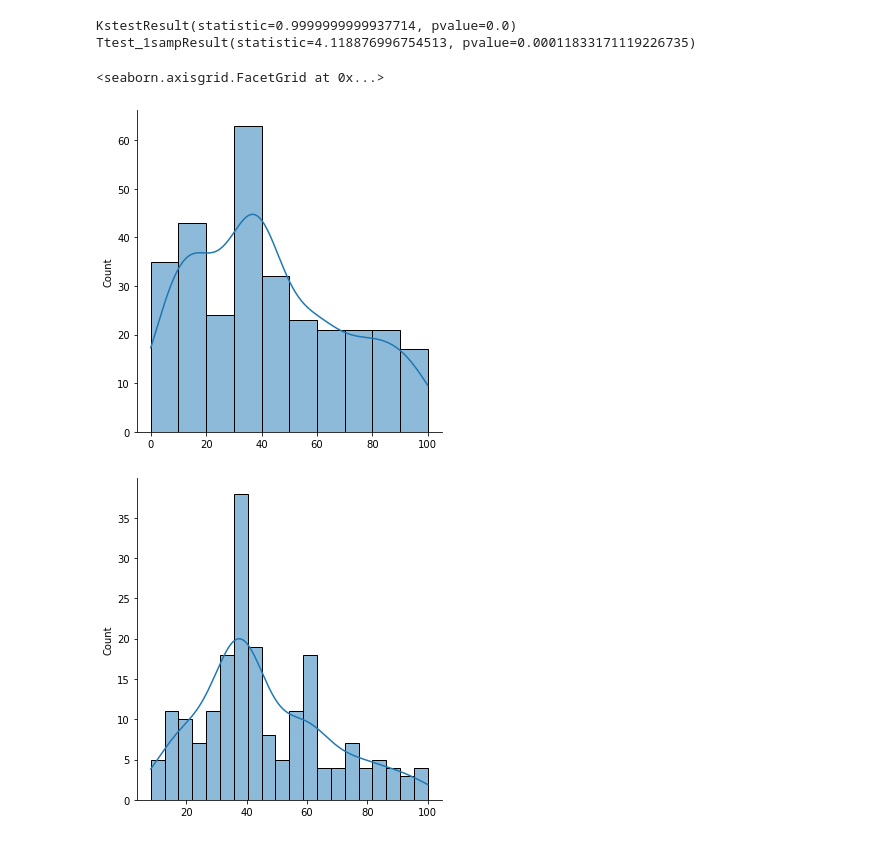
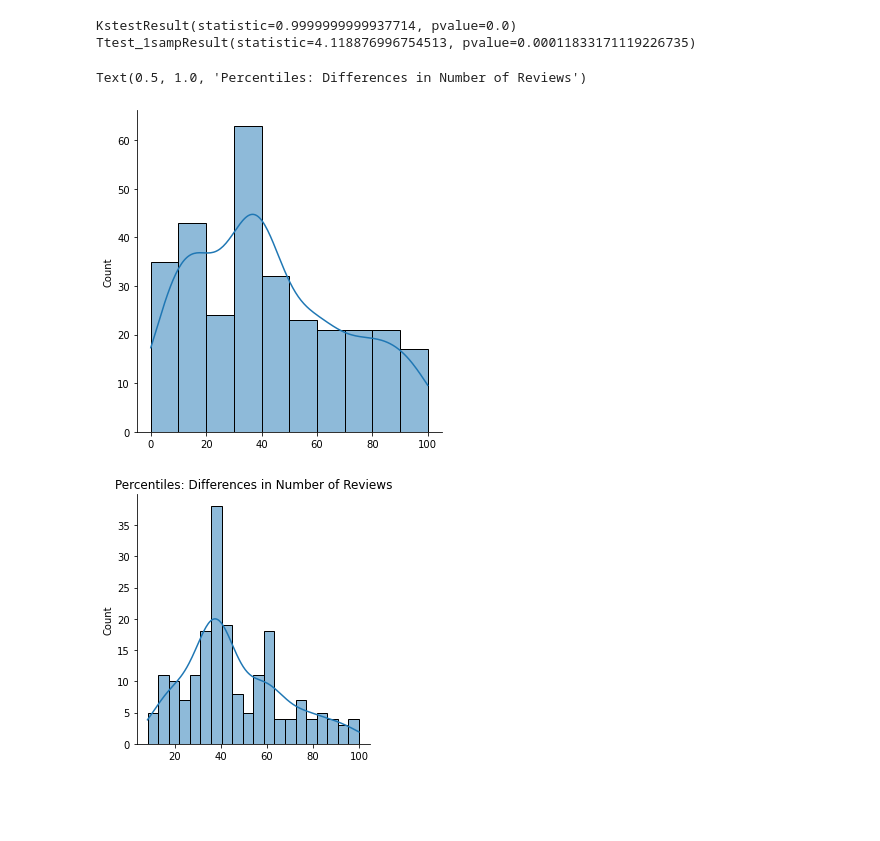
Before and after one commit to ohammond1/Stat628-Module3, a Jupyter notebook: code/chongxuan.ipynb, the cells around one changed output. Cells and saved outputs as stored; diff of their text form; code cells hidden in the pictures; blank space fills up the shorter version.

```diff
--- a/code/chongxuan.ipynb
+++ b/code/chongxuan.ipynb
@@ -136,16 +147,17 @@ Ttest_1sampResult(statistic=4.118876996754513, pvalue=0.00011833171119226735)
 # %%
 # For each elite review, calculate the difference in the number of reviews.
 # Compare to differences in other businesses.
 result = [elem[2] - elem[3] for elem in res]
 result_all = [[elem2[1] - elem2[3] for elem2 in elem] for elem in res_all]
 percentiles = []
 for i in range(300):
     percentiles.append(percentileofscore(result_all[i], result[i]))
 sns.displot(percentiles, kde=True)
 
 # If we only focus on businesses with average number of reviews in the previous month below 3
-sns.displot(pd.Series(percentiles)[pd.Series([elem[3] < 3 for elem in res])], kde = True, bins=20)
+sns.displot(pd.Series(percentiles)[pd.Series([elem[3] < 3 for elem in res])], kde = True, bins=20, height=4)
+plt.title('Percentiles: Differences in Number of Reviews')
 # %% [output]
-<seaborn.axisgrid.FacetGrid at 0x...>
+Text(0.5, 1.0, 'Percentiles: Differences in Number of Reviews')
 [figure]
-[figure, old version]
+[figure, new version]
```
Also changed, not shown: parts of 3 cells of this notebook.
